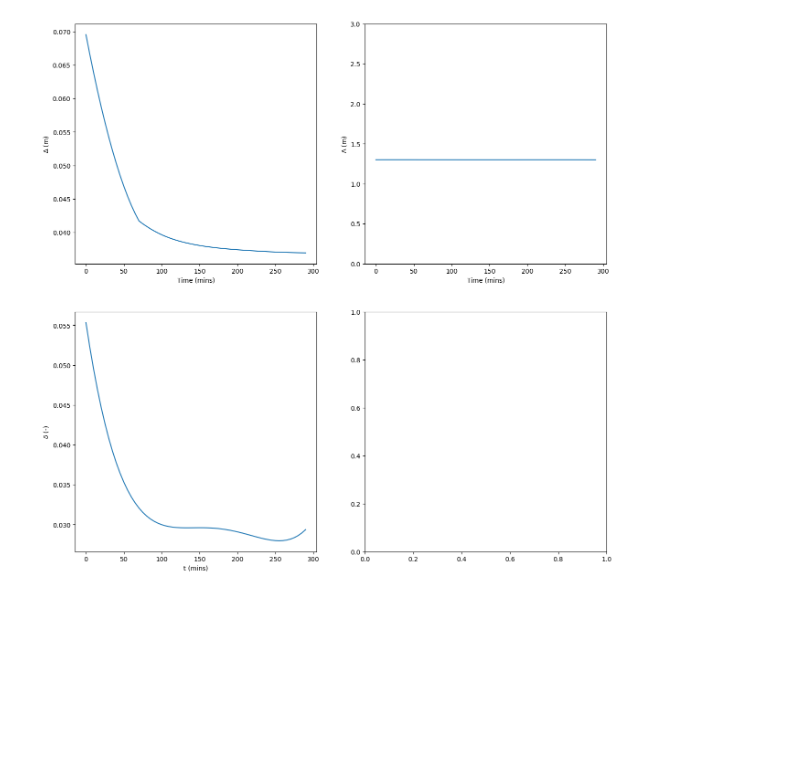
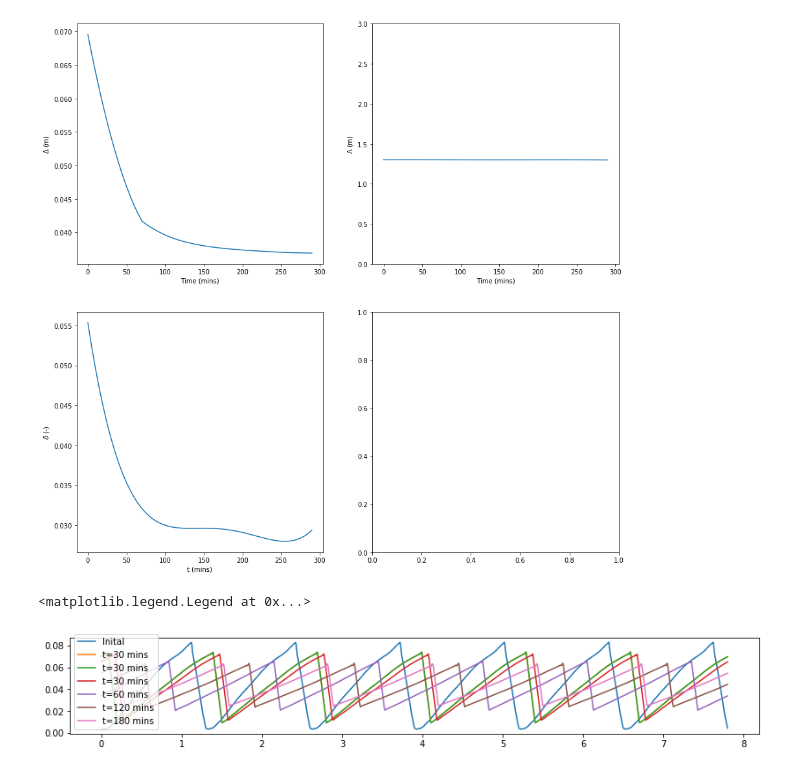
Before and after one commit to plgrover/pymorph, a Jupyter notebook: notebooks/Paper_3b/Paper_3_Section.5.3.Revisiting_Jan2020.ipynb, the cells around one changed output. Drawn from its saved outputs; the diff is of its cells as text; code cells hidden in the pictures; blank space fills up the shorter version.

```diff
--- a/notebooks/Paper_3b/Paper_3_Section.5.3.Revisiting_Jan2020.ipynb
+++ b/notebooks/Paper_3b/Paper_3_Section.5.3.Revisiting_Jan2020.ipynb
@@ -356,3 +368,26 @@ post.plot_results(verts, dx, dt, extractionTime)
 # %% [output]
 ValueError: If mode is 'interp', window_length must be less than or equal to the size of x.
 [figure]
+# %%
+fig = plt.figure(figsize=(14, 2))
+
+plt.plot(x0,z0, label='Inital')
+
+plt.plot(verts[1,:,0], verts[2,:,1], label='t=30 mins')
+plt.plot(verts[2,:,0], verts[2,:,1], label='t=30 mins')
+
+plt.plot(verts[3,:,0], verts[3,:,1], label='t=30 mins')
+
+plt.plot(verts[11,:,0], verts[11,:,1], label='t=60 mins')
+
+plt.plot(verts[23,:,0], verts[23,:,1], label='t=120 mins')
+
+plt.plot(verts[35,:,0], verts[35,:,1], label='t=180 mins')
+
+#plt.plot(verts[47,:,0], verts[47,:,1], label='t=240 mins')
+plt.legend()
+
+#plt.plot(verts[58,:,0], verts[29,:,1], label='t=300 mins')
+# %% [output]
+<matplotlib.legend.Legend at 0x...>
+[figure, added]
```
Also changed, not shown: parts of 5 cells of this notebook.
